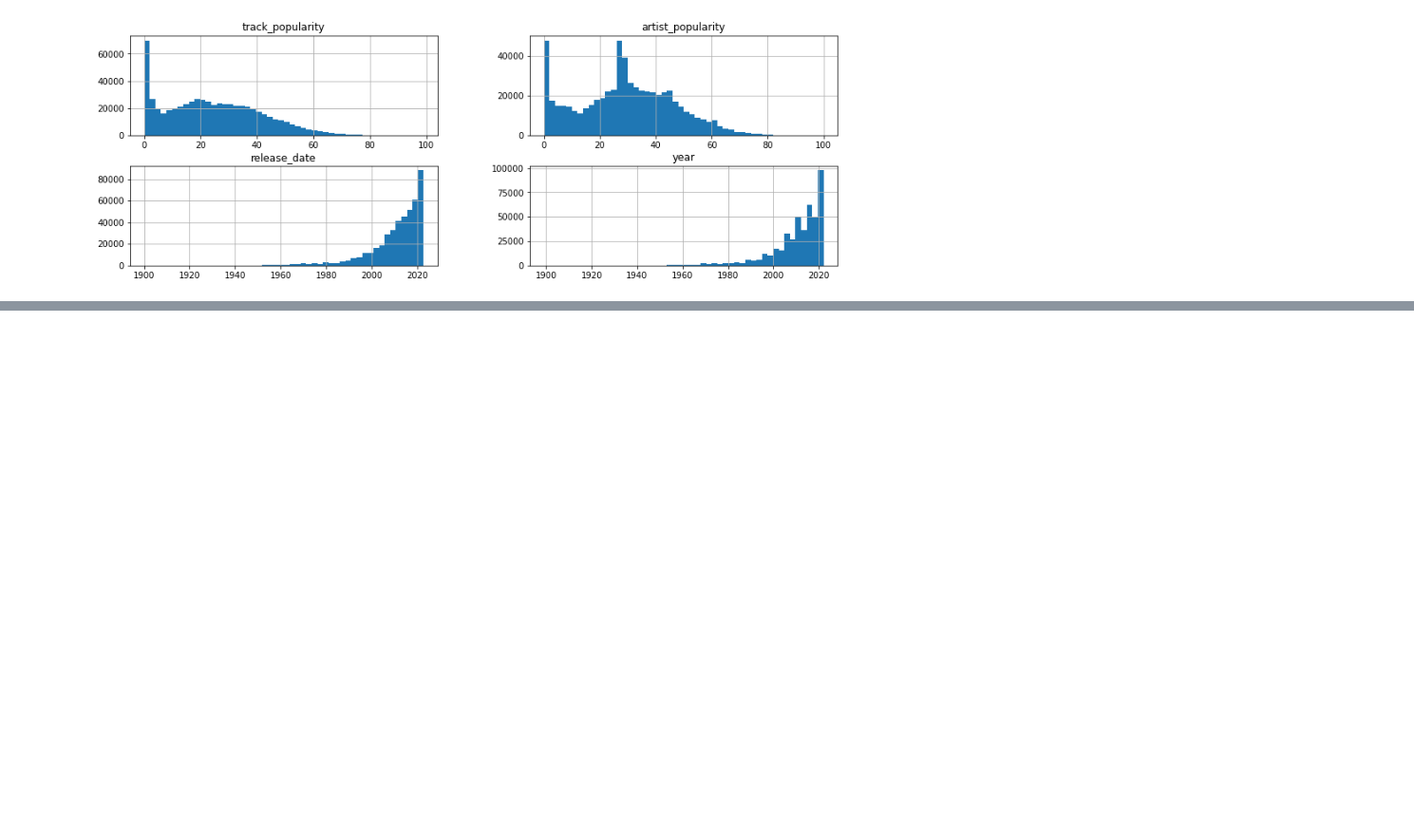
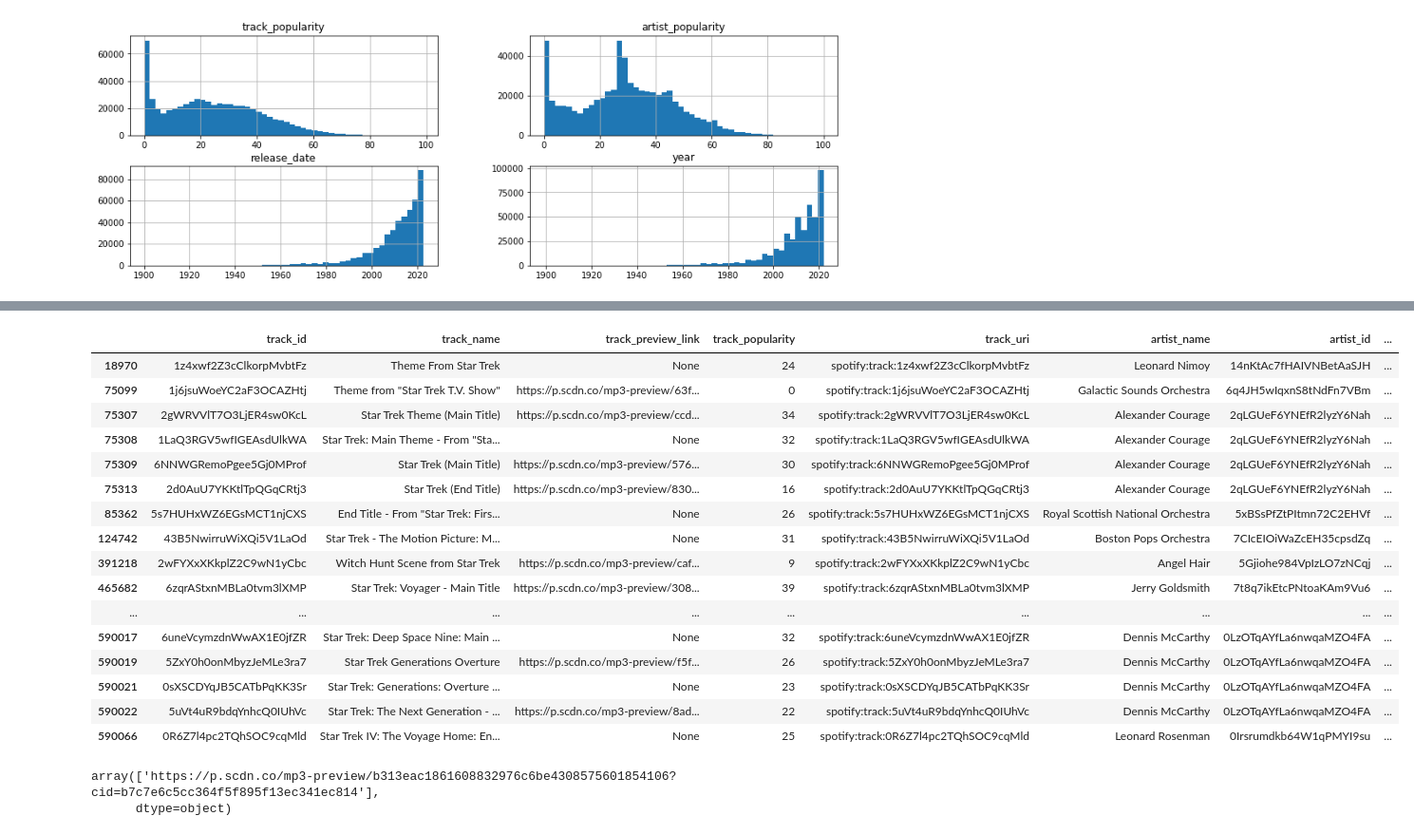
Before and after one commit to rollingstorms/Sound-Content-Music-Recommendation-System, a Jupyter notebook: Spotify EDA.ipynb, the cells around one changed output, grey strips where cells are left out. Shown at 95% size. Cells and saved outputs as stored; diff of their text form; code cells hidden in the pictures; blank space fills up the shorter version.

```diff
--- a/Spotify EDA.ipynb
+++ b/Spotify EDA.ipynb
@@ -62,0 +89,25 @@ tracks_df.sort_values(by='track_popularity', ascending=False)
+# %%
+tracks_df[tracks_df.track_name.str.contains('Star Trek')]
+# %% [output]
+|  | track_id | track_name | track_preview_link | track_popularity | track_uri | artist_name | artist_id | ... |
+| 18970 | 1z4xwf2Z3cClkorpMvbtFz | Theme From Star Trek | None | 24 | spotify:track:1z4xwf2Z3cClkorpMvbtFz | Leonard Nimoy | 14nKtAc7fHAIVNBetAaSJH | ... |
+| 75099 | 1j6jsuWoeYC2aF3OCAZHtj | Theme from "Star Trek T.V. Show" | https://p.scdn.co/mp3-preview/63f... | 0 | spotify:track:1j6jsuWoeYC2aF3OCAZHtj | Galactic Sounds Orchestra | 6q4JH5wIqxnS8tNdFn7VBm | ... |
+| 75307 | 2gWRVVlT7O3LjER4sw0KcL | Star Trek Theme (Main Title) | https://p.scdn.co/mp3-preview/ccd... | 34 | spotify:track:2gWRVVlT7O3LjER4sw0KcL | Alexander Courage | 2qLGUeF6YNEfR2lyzY6Nah | ... |
+| 75308 | 1LaQ3RGV5wfIGEAsdUlkWA | Star Trek: Main Theme - From "Sta... | None | 32 | spotify:track:1LaQ3RGV5wfIGEAsdUlkWA | Alexander Courage | 2qLGUeF6YNEfR2lyzY6Nah | ... |
+| 75309 | 6NNWGRemoPgee5Gj0MProf | Star Trek (Main Title) | https://p.scdn.co/mp3-preview/576... | 30 | spotify:track:6NNWGRemoPgee5Gj0MProf | Alexander Courage | 2qLGUeF6YNEfR2lyzY6Nah | ... |
+| 75313 | 2d0AuU7YKKtlTpQGqCRtj3 | Star Trek (End Title) | https://p.scdn.co/mp3-preview/830... | 16 | spotify:track:2d0AuU7YKKtlTpQGqCRtj3 | Alexander Courage | 2qLGUeF6YNEfR2lyzY6Nah | ... |
+| 85362 | 5s7HUHxWZ6EGsMCT1njCXS | End Title - From "Star Trek: Firs... | None | 26 | spotify:track:5s7HUHxWZ6EGsMCT1njCXS | Royal Scottish National Orchestra | 5xBSsPfZtPItmn72C2EHVf | ... |
+| 124742 | 43B5NwirruWiXQi5V1LaOd | Star Trek - The Motion Picture: M... | None | 31 | spotify:track:43B5NwirruWiXQi5V1LaOd | Boston Pops Orchestra | 7CIcEIOiWaZcEH35cpsdZq | ... |
+| 391218 | 2wFYXxXKkplZ2C9wN1yCbc | Witch Hunt Scene from Star Trek | https://p.scdn.co/mp3-preview/caf... | 9 | spotify:track:2wFYXxXKkplZ2C9wN1yCbc | Angel Hair | 5Gjiohe984VpIzLO7zNCqj | ... |
+| 465682 | 6zqrAStxnMBLa0tvm3lXMP | Star Trek: Voyager - Main Title | https://p.scdn.co/mp3-preview/308... | 39 | spotify:track:6zqrAStxnMBLa0tvm3lXMP | Jerry Goldsmith | 7t8q7ikEtcPNtoaKAm9Vu6 | ... |
+| ... | ... | ... | ... | ... | ... | ... | ... | ... |
+| 590017 | 6uneVcymzdnWwAX1E0jfZR | Star Trek: Deep Space Nine: Main ... | None | 32 | spotify:track:6uneVcymzdnWwAX1E0jfZR | Dennis McCarthy | 0LzOTqAYfLa6nwqaMZO4FA | ... |
+| 590019 | 5ZxY0h0onMbyzJeMLe3ra7 | Star Trek Generations Overture | https://p.scdn.co/mp3-preview/f5f... | 26 | spotify:track:5ZxY0h0onMbyzJeMLe3ra7 | Dennis McCarthy | 0LzOTqAYfLa6nwqaMZO4FA | ... |
+| 590021 | 0sXSCDYqJB5CATbPqKK3Sr | Star Trek: Generations: Overture ... | None | 23 | spotify:track:0sXSCDYqJB5CATbPqKK3Sr | Dennis McCarthy | 0LzOTqAYfLa6nwqaMZO4FA | ... |
+| 590022 | 5uVt4uR9bdqYnhcQ0IUhVc | Star Trek: The Next Generation - ... | https://p.scdn.co/mp3-preview/8ad... | 22 | spotify:track:5uVt4uR9bdqYnhcQ0IUhVc | Dennis McCarthy | 0LzOTqAYfLa6nwqaMZO4FA | ... |
+| 590066 | 0R6Z7l4pc2TQhSOC9cqMld | Star Trek IV: The Voyage Home: En... | None | 25 | spotify:track:0R6Z7l4pc2TQhSOC9cqMld | Leonard Rosenman | 0Irsrumdkb64W1qPMYI9su | ... |
+# %%
+tracks_df[tracks_df.track_id == '5rEpjK9rtfem0i7uz6KfEB']['track_preview_link'].values
+# %% [output]
+array(['https://p.scdn.co/mp3-preview/b313eac1861608832976c6be4308575601854106?cid=b7c7e6c5cc364f5f895f13ec341ec814'],
+      dtype=object)
```
Also changed, not shown: parts of 10 cells of this notebook, 3 other files.
